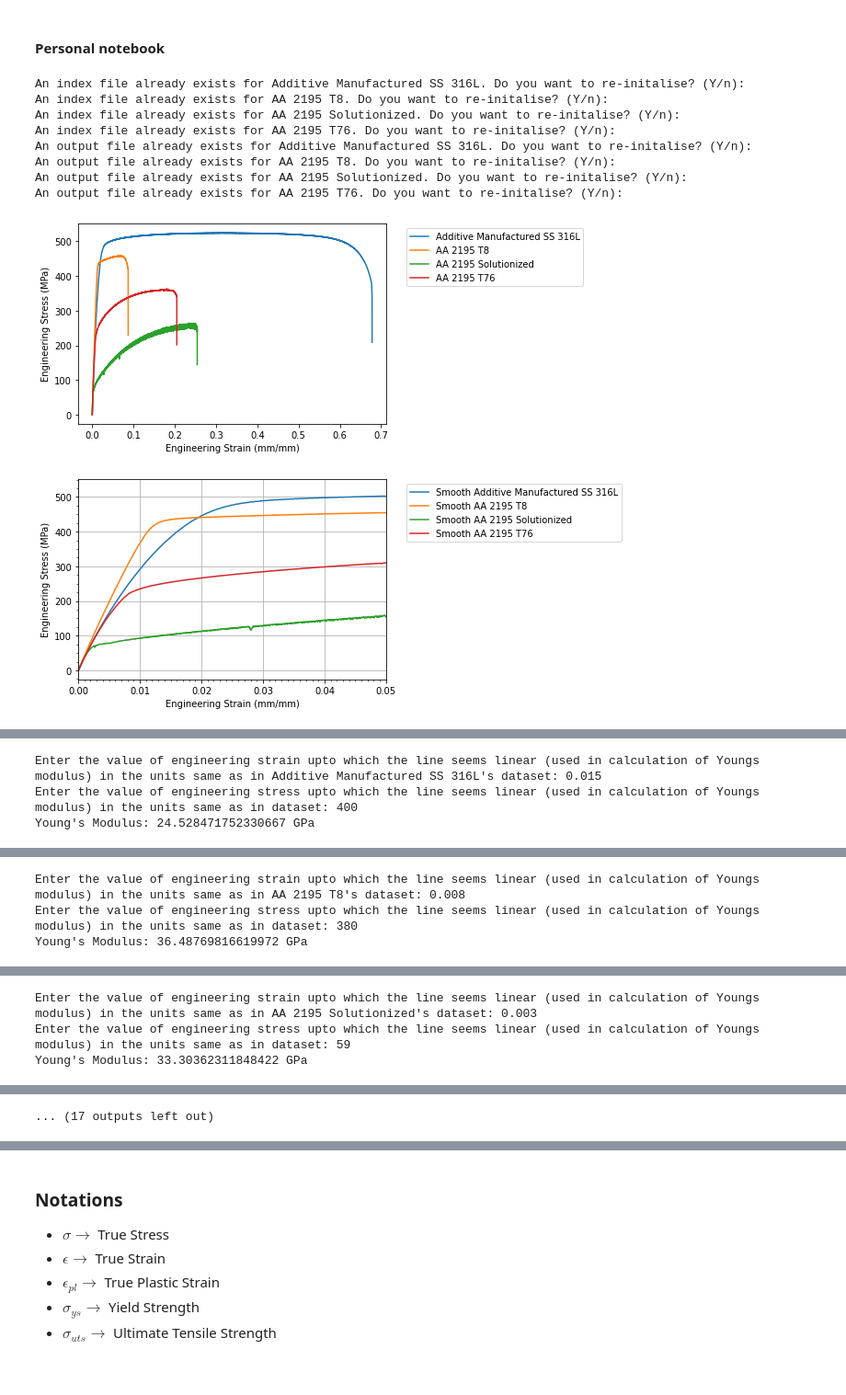
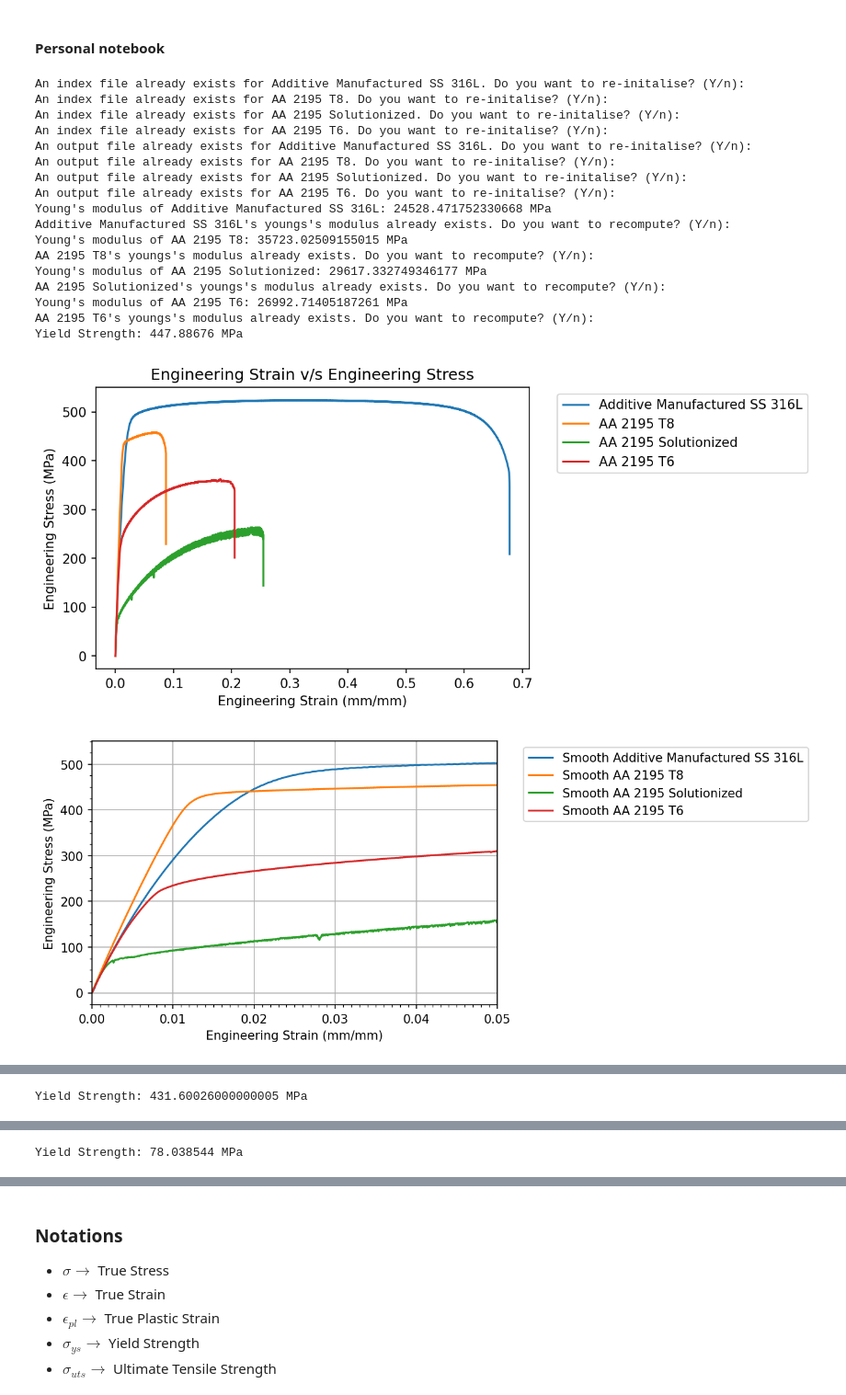
Before and after one commit to algomaster99/meta-btp, a Jupyter notebook: work_hardening_analysis.ipynb, the cells around one changed output, grey strips where cells are left out. Shown at 92% size. Saved outputs shown, nothing was run; the diff lists cells and outputs as text; code cells hidden in the pictures; blank space fills up the shorter version.

```diff
--- a/work_hardening_analysis.ipynb
+++ b/work_hardening_analysis.ipynb
@@ -22,6 +21,7 @@ from ipynb.fs.full.dataset_initialisation import (
     ofile,
     OUTPUT_DIR,
     PROJECT_NAME,
+    COMBINED_OUTPUT_DIR,
 )
 from ipynb.fs.defs.utilities import (
     differentiate,
@@ -40,35 +40,44 @@ else:
     from ipynb.fs.full.true_strain_stress import (
         true_plastic_strain,
         true_stress,
     )
 
 true_strain = []
 flow_stress = []
 
 for i in range(len(OUTPUT_DIR)):
     if (os.path.exists(f'{OUTPUT_DIR[i]}/true_strain_vs_flow_stress.csv')):
         df = pd.read_csv(f'{OUTPUT_DIR[i]}/true_strain_vs_flow_stress.csv', sep=',', names=['x','y'])
         true_strain.append(df['x'].to_numpy())
         flow_stress.append(df['y'].to_numpy())
 else:
     from ipynb.fs.full.true_strain_stress import (
         true_strain,
         flow_stress,
     )
 
 yield_strength = [i.get_parameter('yield_strength') for i in ifile]
-if yield_strength is None:
+if None in yield_strength:
     from ipynb.fs.full.engineering_strain_stress import (
         yield_strength,
     )
 # %% [output]
 An index file already exists for Additive Manufactured SS 316L. Do you want to re-initalise? (Y/n):
 An index file already exists for AA 2195 T8. Do you want to re-initalise? (Y/n):
 An index file already exists for AA 2195 Solutionized. Do you want to re-initalise? (Y/n):
-An index file already exists for AA 2195 T76. Do you want to re-initalise? (Y/n):
+An index file already exists for AA 2195 T6. Do you want to re-initalise? (Y/n):
 An output file already exists for Additive Manufactured SS 316L. Do you want to re-initalise? (Y/n):
 An output file already exists for AA 2195 T8. Do you want to re-initalise? (Y/n):
 An output file already exists for AA 2195 Solutionized. Do you want to re-initalise? (Y/n):
-An output file already exists for AA 2195 T76. Do you want to re-initalise? (Y/n):
+An output file already exists for AA 2195 T6. Do you want to re-initalise? (Y/n):
+Young's modulus of Additive Manufactured SS 316L: 24528.471752330668 MPa
+Additive Manufactured SS 316L's youngs's modulus already exists. Do you want to recompute? (Y/n):
+Young's modulus of AA 2195 T8: 35723.02509155015 MPa
+AA 2195 T8's youngs's modulus already exists. Do you want to recompute? (Y/n):
+Young's modulus of AA 2195 Solutionized: 29617.332749346177 MPa
+AA 2195 Solutionized's youngs's modulus already exists. Do you want to recompute? (Y/n):
+Young's modulus of AA 2195 T6: 26992.71405187261 MPa
+AA 2195 T6's youngs's modulus already exists. Do you want to recompute? (Y/n):
+Yield Strength: 447.88676 MPa
-[figure, old version]
+[figure, new version]
-[figure, old version]
+[figure, new version]
@@ -76,3 +85 @@ An output file already exists for AA 2195 T76. Do you want to re-initalise? (Y/n
-Enter the value of engineering strain upto which the line seems linear (used in calculation of Youngs modulus) in the units same as in Additive Manufactured SS 316L's dataset: 0.015
-Enter the value of engineering stress upto which the line seems linear (used in calculation of Youngs modulus) in the units same as in dataset: 400
-Young's Modulus: 24.528471752330667 GPa
+Yield Strength: 431.60026000000005 MPa
@@ -79,0 +87 @@ Young's Modulus: 24.528471752330667 GPa
+Yield Strength: 78.038544 MPa
@@ -81,3 +88,0 @@ Young's Modulus: 24.528471752330667 GPa
-Enter the value of engineering strain upto which the line seems linear (used in calculation of Youngs modulus) in the units same as in AA 2195 T8's dataset: 0.008
-Enter the value of engineering stress upto which the line seems linear (used in calculation of Youngs modulus) in the units same as in dataset: 380
-Young's Modulus: 36.48769816619972 GPa
@@ -86,3 +95,0 @@ Young's Modulus: 36.48769816619972 GPa
-Enter the value of engineering strain upto which the line seems linear (used in calculation of Youngs modulus) in the units same as in AA 2195 Solutionized's dataset: 0.003
-Enter the value of engineering stress upto which the line seems linear (used in calculation of Youngs modulus) in the units same as in dataset: 59
-Young's Modulus: 33.30362311848422 GPa
@@ -90 +95,0 @@ Young's Modulus: 33.30362311848422 GPa
-... (17 outputs left out)
```
Also changed, not shown: parts of 8 cells of this notebook.
